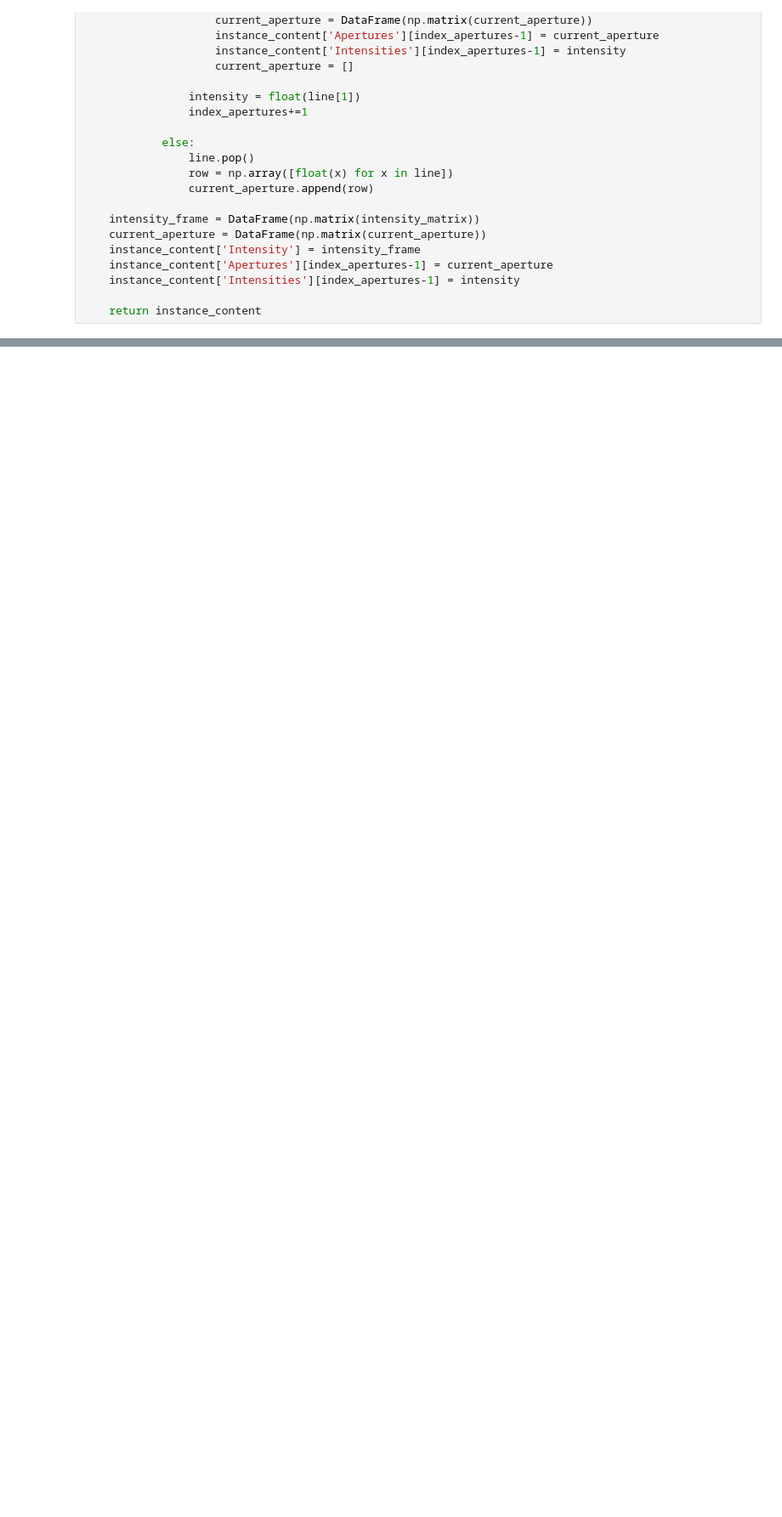
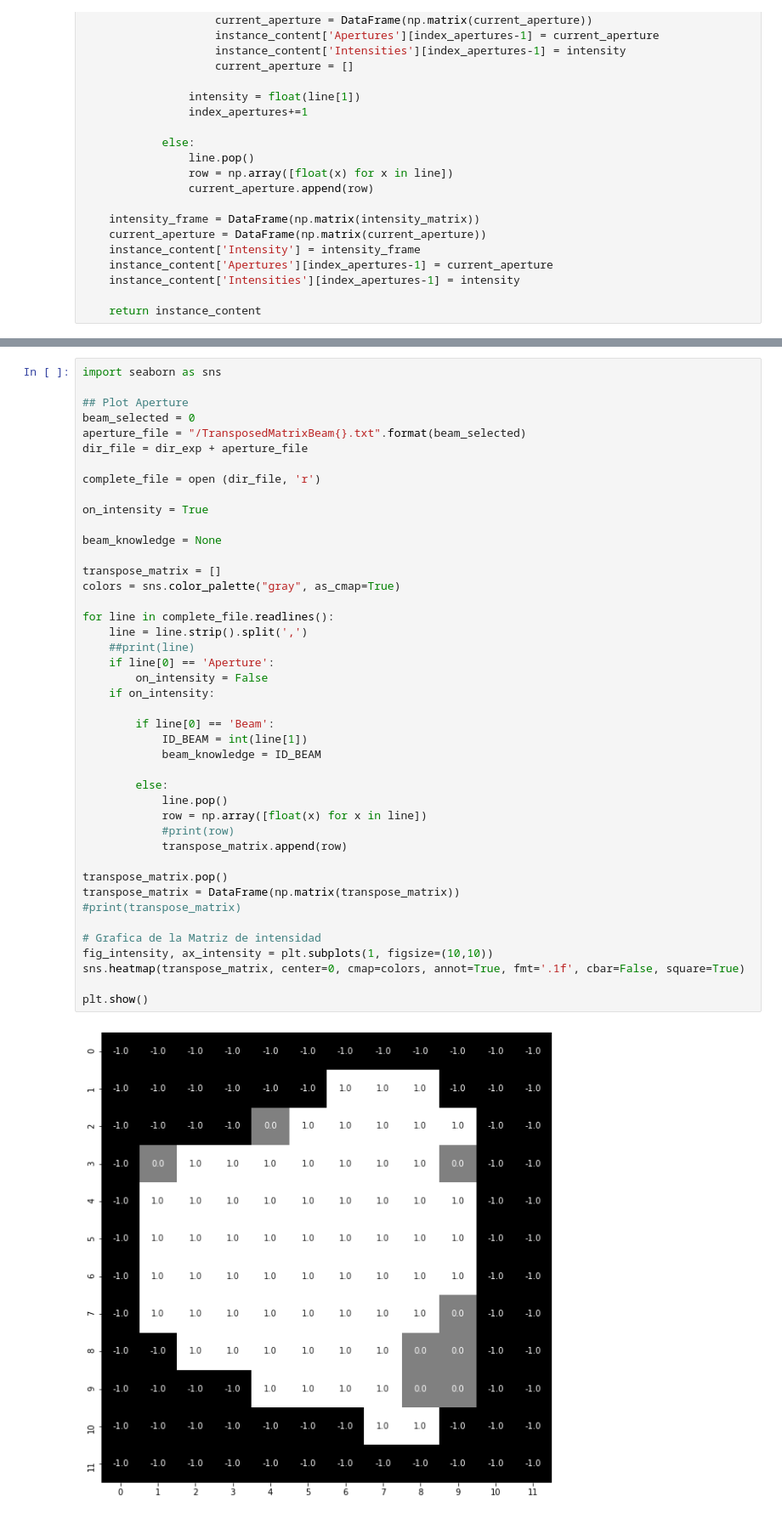
Before and after one commit to gtello79/PSO-on-DAO, a Jupyter notebook: plotter.ipynb, the cells around one changed output, grey strips where cells are left out. Shown: that part at 85% size. Cells and saved outputs as stored; diff of their text form; blank space fills up the shorter version.

```diff
--- a/plotter.ipynb
+++ b/plotter.ipynb
@@ -143,0 +150,45 @@ ValueError: could not convert string to float: 'Score'
+# %%
+import seaborn as sns
+
+## Plot Aperture
+beam_selected = 0
+aperture_file = "/TransposedMatrixBeam{}.txt".format(beam_selected)
+dir_file = dir_exp + aperture_file
+
+complete_file = open (dir_file, 'r')
+
+on_intensity = True
+
+beam_knowledge = None
+
+transpose_matrix = []
+colors = sns.color_palette("gray", as_cmap=True)
+
+for line in complete_file.readlines():
+    line = line.strip().split(',')
+    ##print(line)
+    if line[0] == 'Aperture':
+        on_intensity = False
+    if on_intensity:
+
+        if line[0] == 'Beam':
+            ID_BEAM = int(line[1])
+            beam_knowledge = ID_BEAM
+
+        else:
+            line.pop()
+            row = np.array([float(x) for x in line])
+            #print(row)
+            transpose_matrix.append(row)
+
+transpose_matrix.pop()
+transpose_matrix = DataFrame(np.matrix(transpose_matrix))
+#print(transpose_matrix)
+
+# Grafica de la Matriz de intensidad
+fig_intensity, ax_intensity = plt.subplots(1, figsize=(10,10))
+sns.heatmap(transpose_matrix, center=0, cmap=colors, annot=True, fmt='.1f', cbar=False, square=True)
+
+plt.show()
+# %% [output]
+[figure, added]
```
Also changed, not shown: parts of 2 cells of this notebook, 22 other files.
